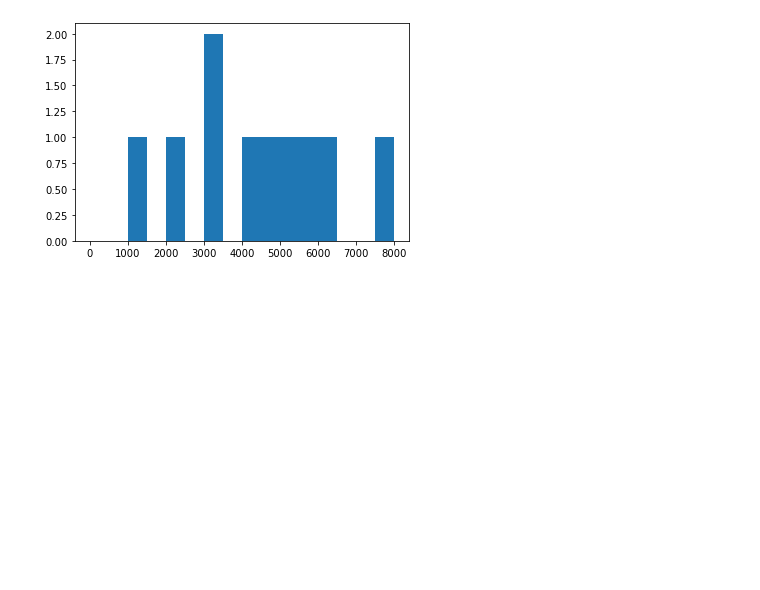
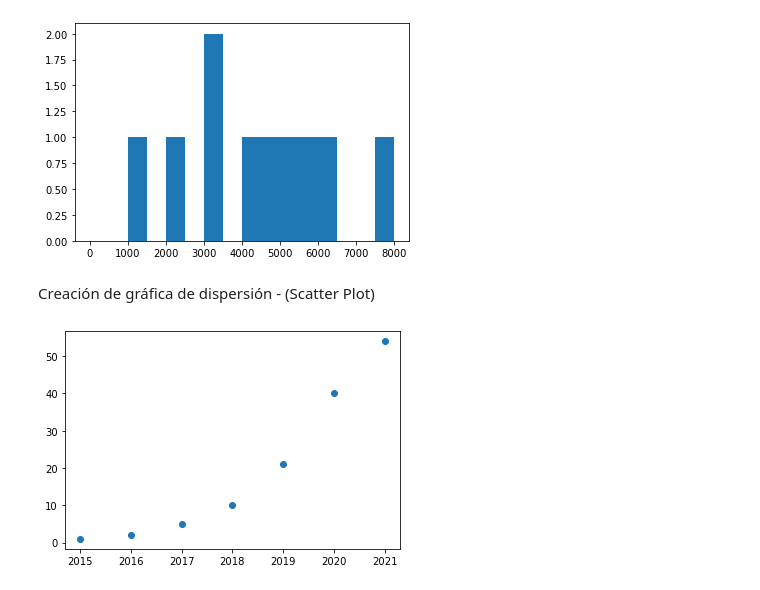
Before and after one commit to ManuelVoiden/DA, a Jupyter notebook: Python/Datacademy/Clase49.ipynb, the cells around one changed output. Cells and saved outputs as stored; diff of their text form; code cells hidden in the pictures; blank space fills up the shorter version.

Commit message:
Created scatter plot

```diff
--- a/Python/Datacademy/Clase49.ipynb
+++ b/Python/Datacademy/Clase49.ipynb
@@ -57,3 +57,18 @@ plt.show()
 #.show permite que se muestre el mismo
 # %% [output]
 [figure]
+# %% [markdown]
+Creación de gráfica de dispersión - (Scatter Plot)
+# %%
+x = [2015, 2016, 2017, 2018, 2019, 2020, 2021]
+y = [1, 2, 5, 10, 21, 40, 54]
+
+#Las graficas de dispersión permiten evaluar si dos variables tienen relación entre ellas
+
+plt.scatter(x, y)
+#Con .scatter se crea la gráfica de dispersión
+
+plt.show()
+#Con .show se muestra la gráfica
+# %% [output]
+[figure, added]
```
